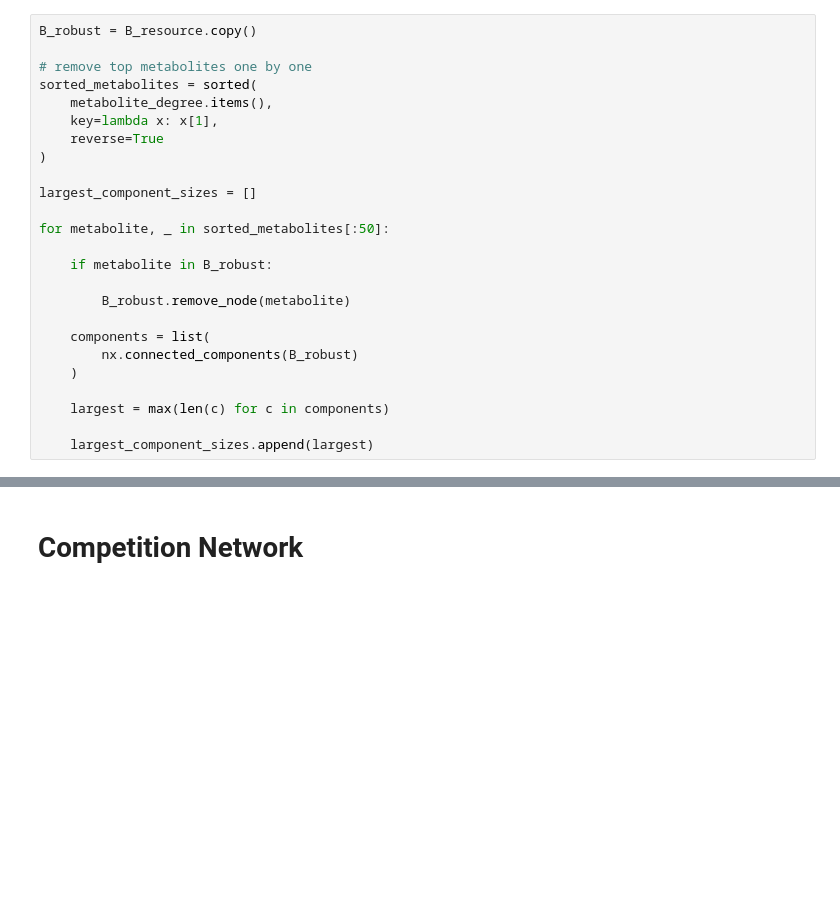
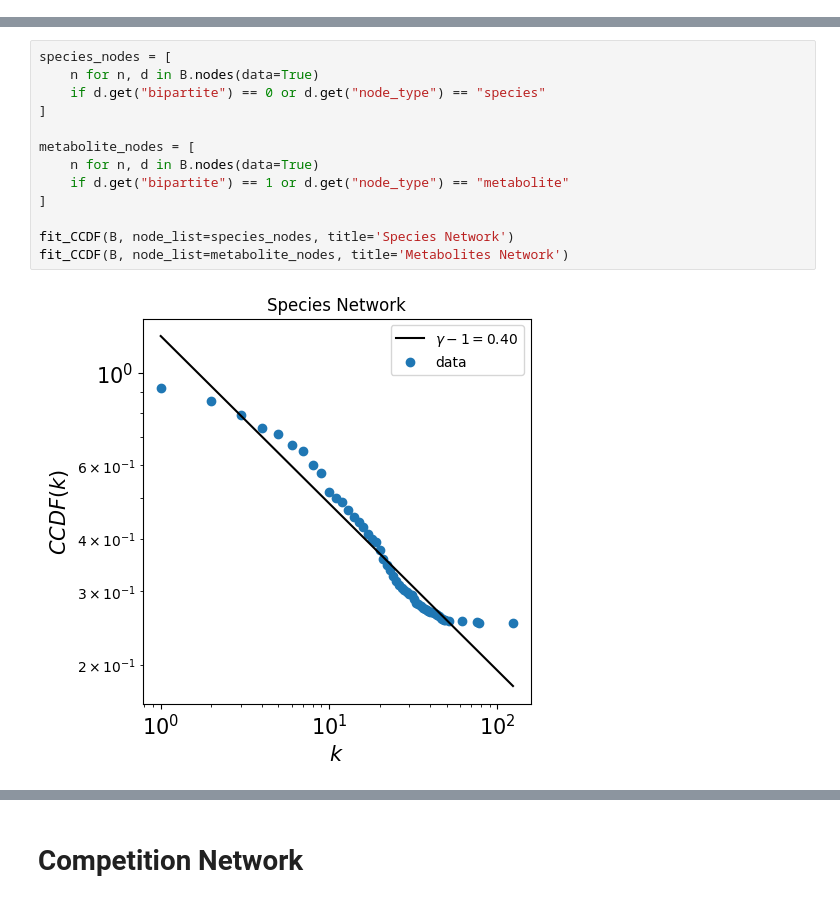
Before and after one commit to sarmijavier/complex_network_project_mouse_and_human_gut_microbiota, a Jupyter notebook: competition_network.ipynb, the cells around one changed output, grey strips where cells are left out. Cells and saved outputs as stored; diff of their text form; blank space fills up the shorter version.

```diff
--- a/competition_network.ipynb
+++ b/competition_network.ipynb
@@ -536,25 +0,0 @@ plt.show()
-# %%
-B_robust = B_resource.copy()
-
-# remove top metabolites one by one
-sorted_metabolites = sorted(
-    metabolite_degree.items(),
-    key=lambda x: x[1],
-    reverse=True
-)
-
-largest_component_sizes = []
-
-for metabolite, _ in sorted_metabolites[:50]:
-
-    if metabolite in B_robust:
-
-        B_robust.remove_node(metabolite)
-
-    components = list(
-        nx.connected_components(B_robust)
-    )
-
-    largest = max(len(c) for c in components)
-
-    largest_component_sizes.append(largest)
@@ -573,0 +602,15 @@ plt.show()
+# %%
+species_nodes = [
+    n for n, d in B.nodes(data=True)
+    if d.get("bipartite") == 0 or d.get("node_type") == "species"
+]
+
+metabolite_nodes = [
+    n for n, d in B.nodes(data=True)
+    if d.get("bipartite") == 1 or d.get("node_type") == "metabolite"
+]
+
+fit_CCDF(B, node_list=species_nodes, title='Species Network')
+fit_CCDF(B, node_list=metabolite_nodes, title='Metabolites Network')
+# %% [output]
+[figure, added]
```
Also changed, not shown: parts of 84 cells of this notebook.
